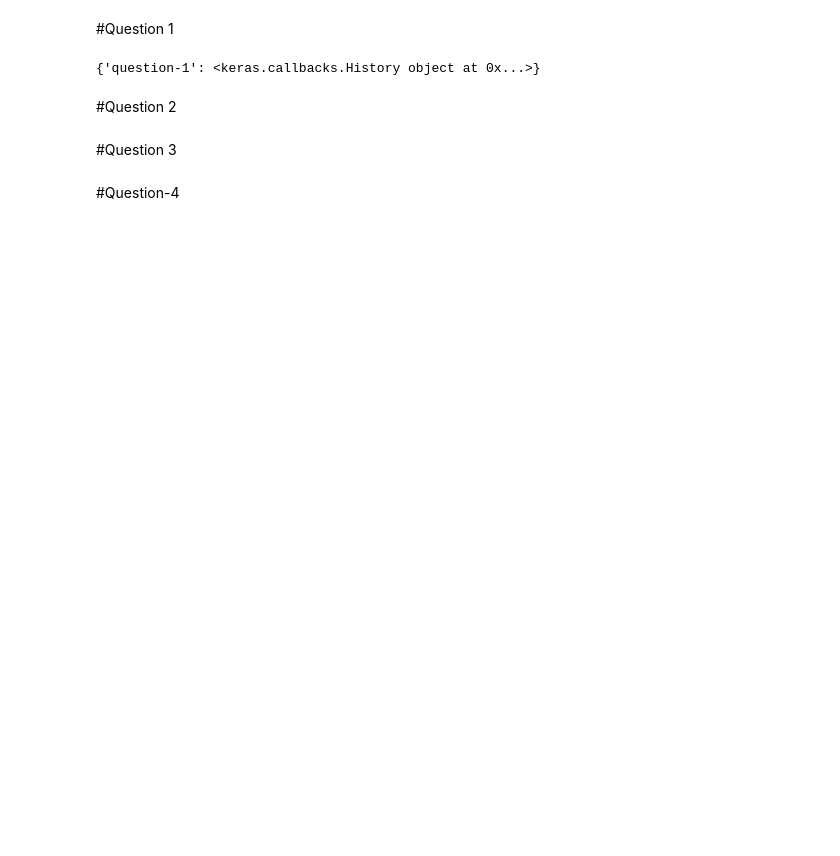
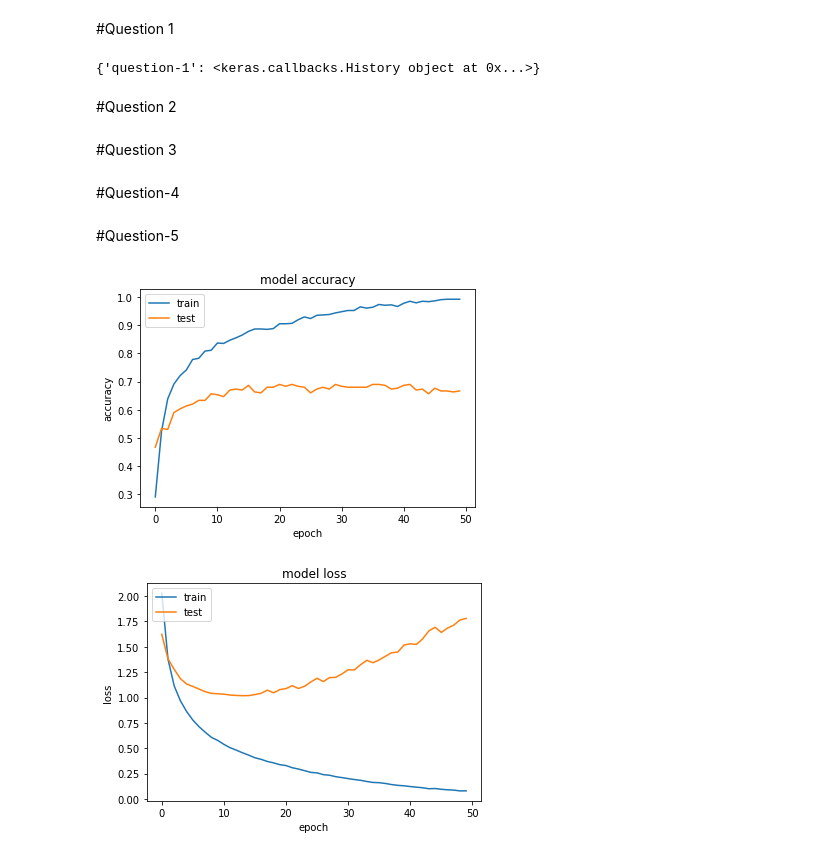
Before and after one commit to kirath2205/Neural-Network-Assignment-1, a Jupyter notebook: start_1a.ipynb, the cells around one changed output. Saved outputs shown, nothing was run; the diff lists cells and outputs as text; code cells hidden in the pictures; blank space fills up the shorter version.

Commit message:
Question 5 code added

```diff
--- a/start_1a.ipynb
+++ b/start_1a.ipynb
@@ -56,13 +75,14 @@ def prepare_dataset_question1(df, columns_to_drop, test_size, random_state):
 # %%
 X_train, y_train, X_test, y_test = prepare_dataset_question1(df, columns_to_drop, test_size=0.3, random_state=0)
 # %%
-def build_model(total_classes,input_shape,hidden_layer_neurons=16,hidden_layers=1,dropout_probability=0.3,optimizer='adam'):
+def build_model(total_classes,input_shape,hidden_layer_neurons=16,hidden_layers=1,need_drop_out=True,dropout_probability=0.3,optimizer='adam'):
 
   model=tf.keras.models.Sequential()
   model.add(keras.layers.Input(shape=input_shape))
   for i in range(hidden_layers):
     model.add(keras.layers.Dense(hidden_layer_neurons, activation="relu"))
-    model.add(keras.layers.Dropout(dropout_probability))
+    if(need_drop_out):
+      model.add(keras.layers.Dropout(dropout_probability))
   model.add(keras.layers.Dense(total_classes, activation='softmax'))
   model.compile(optimizer=optimizer,metrics=['accuracy'],loss=keras.losses.SparseCategoricalCrossentropy(from_logits=True))
 
@@ -287,3 +307,39 @@ plt.ylabel('accuracy')
 plt.xlabel('epoch')
 plt.legend(['train', 'test'], loc='upper left')
 plt.show()
+# %% [markdown]
+#Question-5
+# %%
+X_train, y_train, X_test, y_test = prepare_dataset_question1(df, columns_to_drop, test_size=0.3, random_state=0)
+# %%
+history={}
+model=build_model(10,X_train[0].shape)
+hidden_layer_neurons=16
+hidden_layers=1
+epochs=50
+total_classes=10
+need_drop_out=False
+input_shape=X_train[0].shape
+batch_size=1
+model=build_model(total_classes,input_shape,hidden_layer_neurons,hidden_layers,need_drop_out)
+history={}
+history['question-5']=train_model(model,50,X_train,y_train,X_test,y_test,batch_size)
+# %%
+plt.plot(history['question-5'].history['accuracy'])
+plt.plot(history['question-5'].history['val_accuracy'])
+plt.title('model accuracy')
+plt.ylabel('accuracy')
+plt.xlabel('epoch')
+plt.legend(['train', 'test'], loc='upper left')
+plt.show()
+# summarize history for loss
+plt.plot(history['question-5'].history['loss'])
+plt.plot(history['question-5'].history['val_loss'])
+plt.title('model loss')
+plt.ylabel('loss')
+plt.xlabel('epoch')
+plt.legend(['train', 'test'], loc='upper left')
+plt.show()
+# %% [output]
+[figure, added]
+[figure, added]
```
Also changed, not shown: parts of 2 cells of this notebook.
